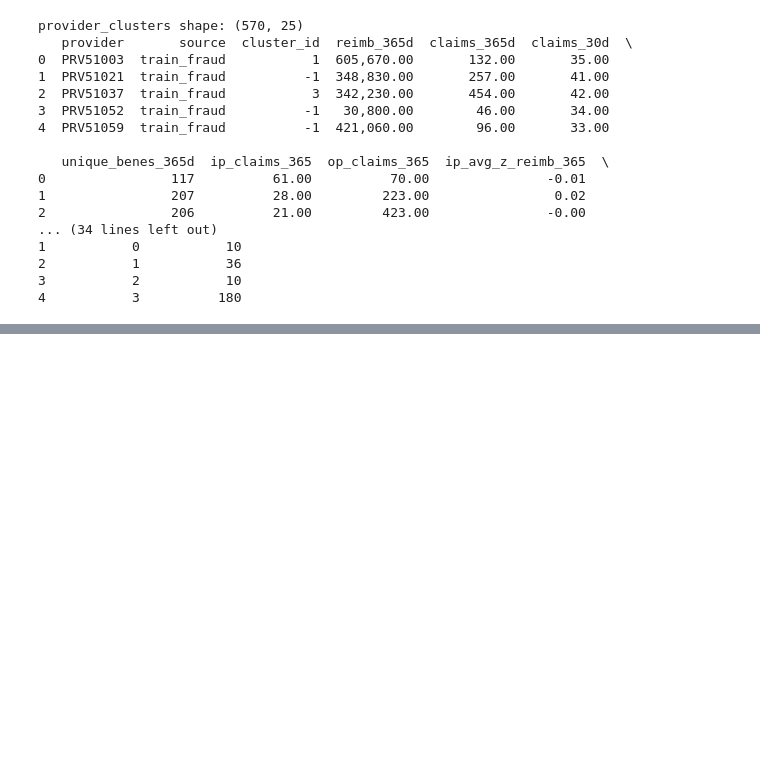
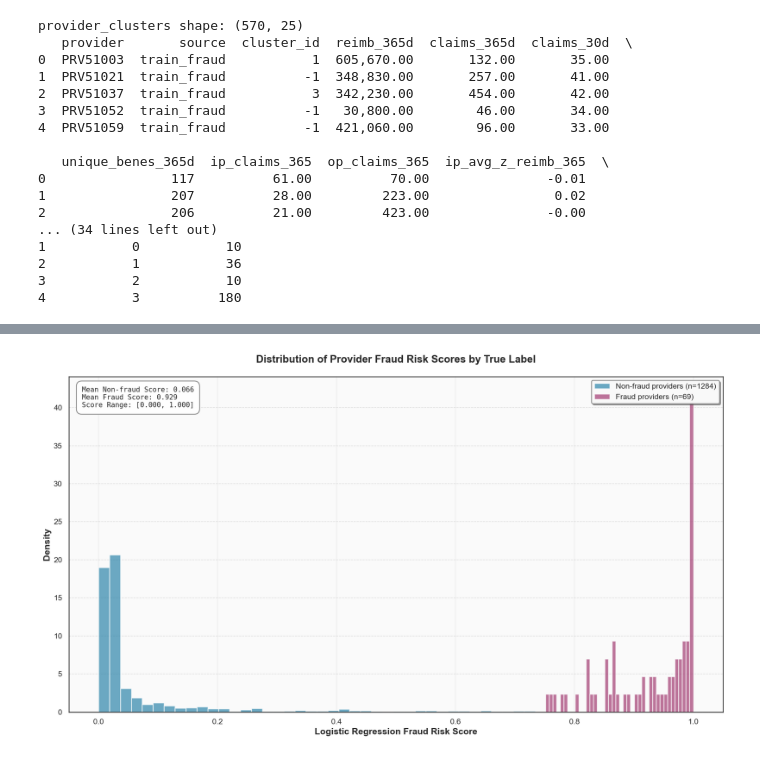
Before and after one commit to Healthcare-Fraud-Detection-System/Healthcare-Fraud-Detection-System, a Jupyter notebook: Project/7) Fraud-type clustering & characterization/7.ipynb, the cells around one changed output, grey strips where cells are left out. Cells and saved outputs as stored; diff of their text form; code cells hidden in the pictures; blank space fills up the shorter version.

```diff
--- a/Project/7) Fraud-type clustering & characterization/7.ipynb
+++ b/Project/7) Fraud-type clustering & characterization/7.ipynb
@@ -520,3 +485,82 @@ provider_clusters shape: (570, 25)
 2           1           36
 3           2           10
 4           3          180
+# %%
+import pandas as pd
+
+query = """
+    SELECT
+	    PROVIDER,
+	    FRAUD_SCORE_LR,
+	    FRAUD_LABEL_0_1_LR
+    FROM test.provider_predictions_lr_final
+    WHERE FRAUD_LABEL_0_1_LR IS NOT NULL
+"""
+df_scores = pd.read_sql(query, con=engine)
+# %%
+import matplotlib.pyplot as plt
+import numpy as np
+
+scores_nonfraud = df_scores.loc[df_scores['fraud_label_0_1_lr']
+                                == 0, 'fraud_score_lr']
+scores_fraud = df_scores.loc[df_scores['fraud_label_0_1_lr']
+                             == 1, 'fraud_score_lr']
+
+fig, ax = plt.subplots(figsize=(14, 8), dpi=150)
+
+color_nonfraud = '#2E86AB'
+color_fraud = '#A23B72'
+
+bins = 40
+ax.hist(
+    scores_nonfraud,
+    bins=bins,
+    alpha=0.7,
+    density=True,
+    label=f"Non-fraud providers (n={len(scores_nonfraud)})",
+    color=color_nonfraud,
+    edgecolor='white',
+    linewidth=1.2
+)
+
+ax.hist(
+    scores_fraud,
+    bins=bins,
+    alpha=0.7,
+    density=True,
+    label=f"Fraud providers (n={len(scores_fraud)})",
+    color=color_fraud,
+    edgecolor='white',
+    linewidth=1.2
+)
+
+ax.set_xlabel("Logistic Regression Fraud Risk Score", fontsize=13, fontweight='bold', family='sans-serif')
+ax.set_ylabel("Density", fontsize=13, fontweight='bold', family='sans-serif')
+ax.set_title("Distribution of Provider Fraud Risk Scores by True Label",
+             fontsize=15, fontweight='bold', pad=20, family='sans-serif')
+
+ax.grid(True, alpha=0.25, linestyle='--', linewidth=0.8, color='gray', axis='y')
+ax.set_axisbelow(True)
+ax.set_facecolor('#fafafa')
+
+legend = ax.legend(loc='upper right', fontsize=11, frameon=True,
+                   shadow=True, fancybox=True, framealpha=0.95)
+legend.get_frame().set_edgecolor('gray')
+legend.get_frame().set_linewidth(1.2)
+
+ax.tick_params(axis='both', which='major', labelsize=11, length=6, width=1.2)
+for spine in ax.spines.values():
+    spine.set_edgecolor('#333333')
+    spine.set_linewidth(1.2)
+
+stats_text = f"Mean Non-fraud Score: {scores_nonfraud.mean():.3f}\nMean Fraud Score: {scores_fraud.mean():.3f}\nScore Range: [{scores_nonfraud.min():.3f}, {max(scores_nonfraud.max(), scores_fraud.max()):.3f}]"
+
+ax.text(0.02, 0.97, stats_text, transform=ax.transAxes, fontsize=10,
+        verticalalignment='top', bbox=dict(boxstyle='round,pad=0.8',
+        facecolor='white', edgecolor='gray', linewidth=1.2, alpha=0.95),
+        family='monospace')
+
+plt.tight_layout()
+plt.savefig("provider_fraud_risk_distribution.png", bbox_inches="tight", dpi=300, facecolor='white')
+plt.show()
+# %% [output]
@@ -522,0 +568 @@ provider_clusters shape: (570, 25)
+[figure, added]
```
Also changed, not shown: parts of 7 cells of this notebook, 11 other files.
